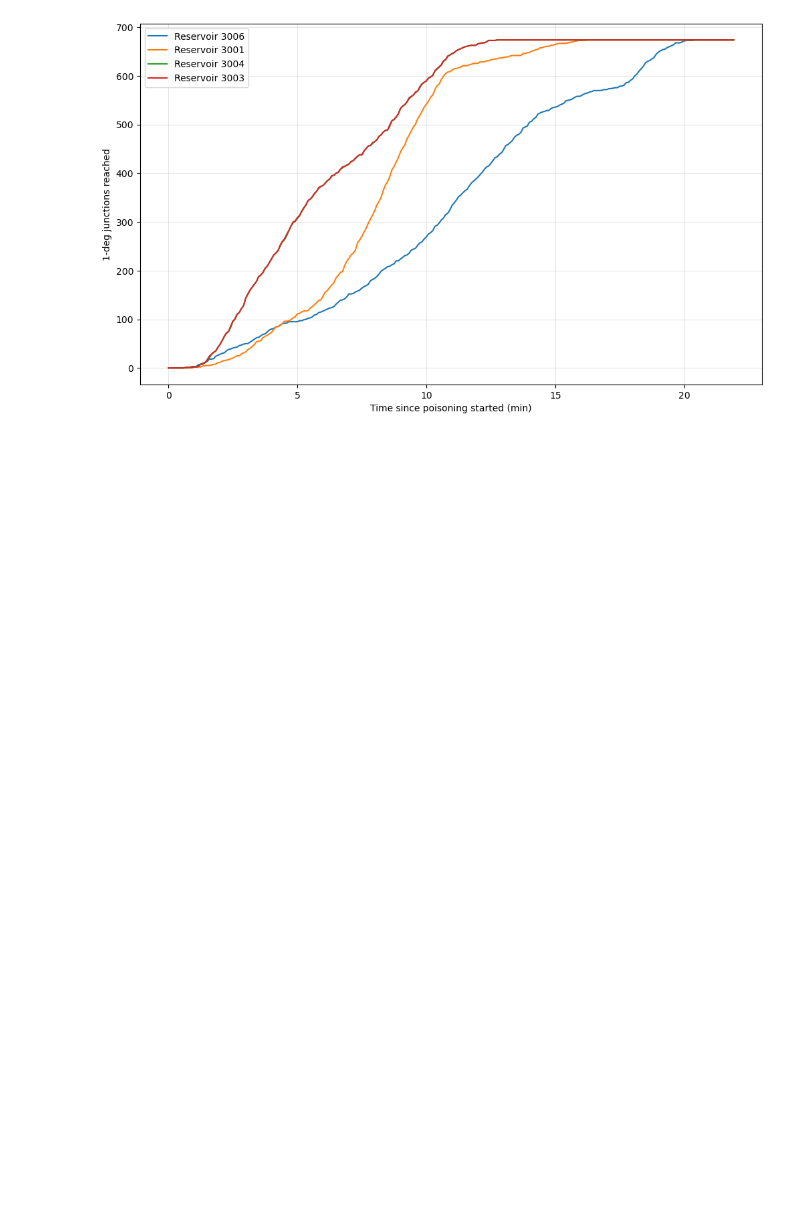
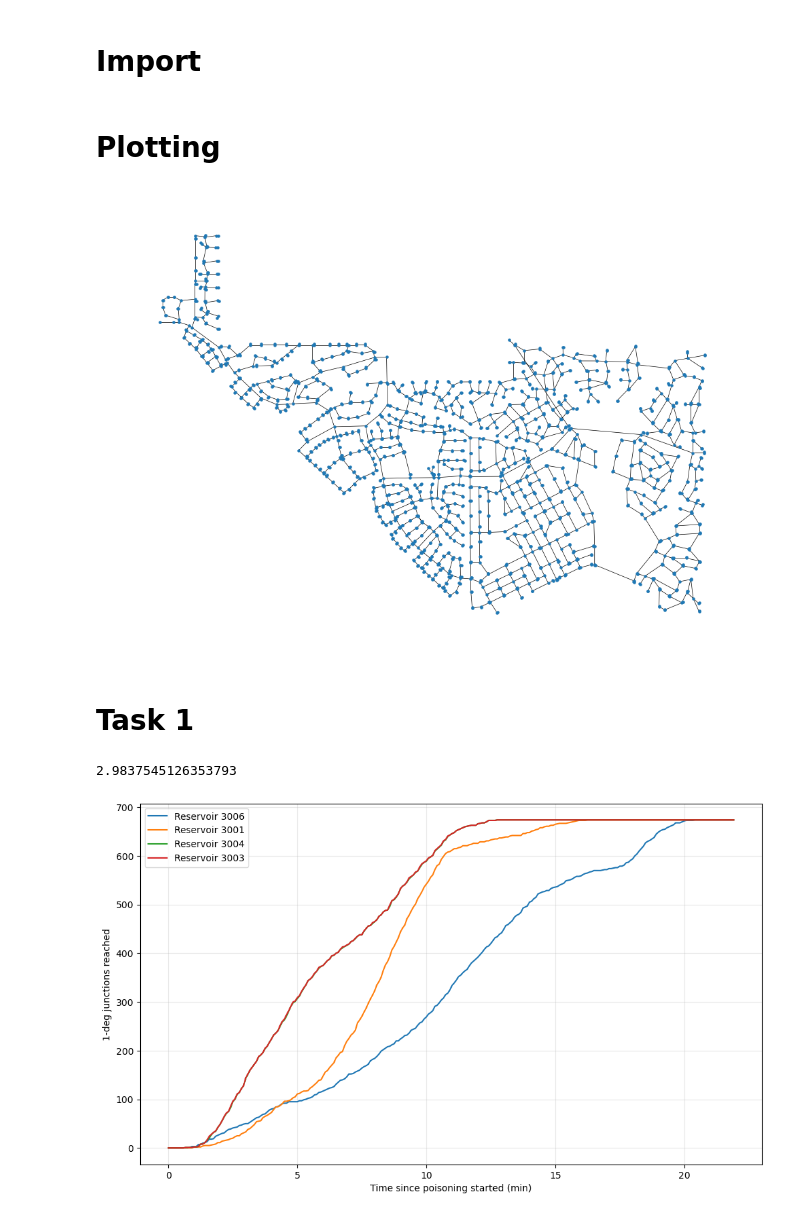
Before and after one commit to CapperTheRose16/Project-in-Network-Analysis, a Jupyter notebook: basic_inspection.ipynb, the cells around one changed output. Drawn from its saved outputs; the diff is of its cells as text; code cells hidden in the pictures; blank space fills up the shorter version.

```diff
--- a/basic_inspection.ipynb
+++ b/basic_inspection.ipynb
@@ -1,9 +1,13 @@
+# %% [markdown]
+# Import
 # %%
 import pandas as pd
 import networkx as nx
 
 nodes = pd.read_csv("data/nodes.csv", dtype={"id": str})
 edges = pd.read_csv("data/edges.csv", dtype={"id": str, "source": str, "target": str})
+
+pos = {int(i): (x, y) for i, x, y in zip(nodes["id"], nodes["x"], nodes["y"])}
 
 V = 20
 edges["weight"] = edges["length"] / V
@@ -18,10 +22,34 @@ G = nx.from_pandas_edgelist(E, "source", "target",
 
 nx.set_node_attributes(G, pd.Series(nodes.type.values, index=nodes.id).to_dict(), "type")
 G = nx.relabel_nodes(G, int)
+# %% [markdown]
+# Plotting
+# %%
+fig, ax = plt.subplots(figsize=(10, 10))
+nx.draw(G, pos=pos, node_size=5, width=0.5)
+ax.set_aspect("equal")
+plt.tight_layout()
+plt.show()
+# %% [output]
+[figure, added]
+# %% [markdown]
+# Task 1
 # %%
 for i in G.nodes():
     if G.nodes[i]["type"] == "Junction":
         G.nodes[i]["leaf"] = G.degree[i] == 1
+# %%
+count=0
+degli=0
+
+for i in G.nodes():
+    if G.nodes[i]["type"] == "Junction" and G.nodes[i]["leaf"] == False:
+        count+=1
+        degli+=G.degree[i]
+
+degli/count
+# %% [output]
+2.9837545126353793
 # %%
 reservoir_dijkstra = {}
 for i in G.nodes():
```
